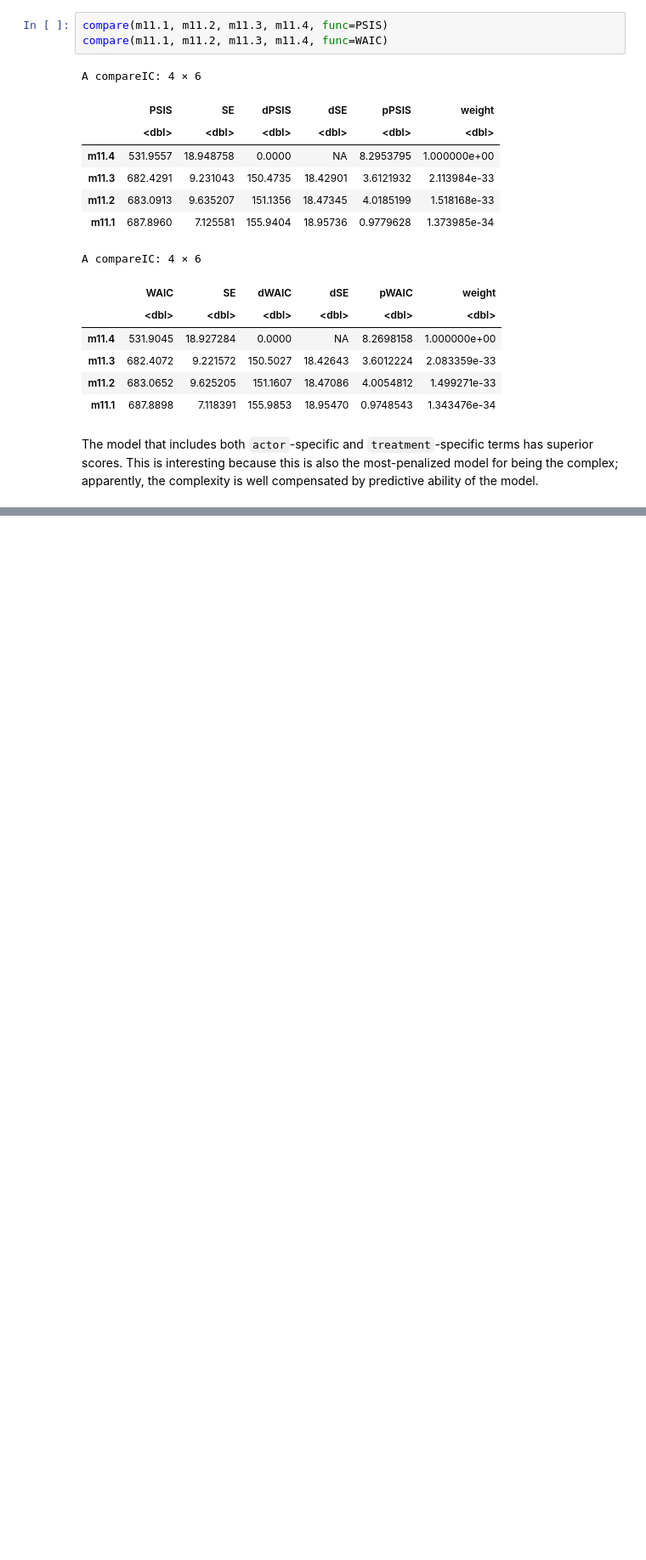
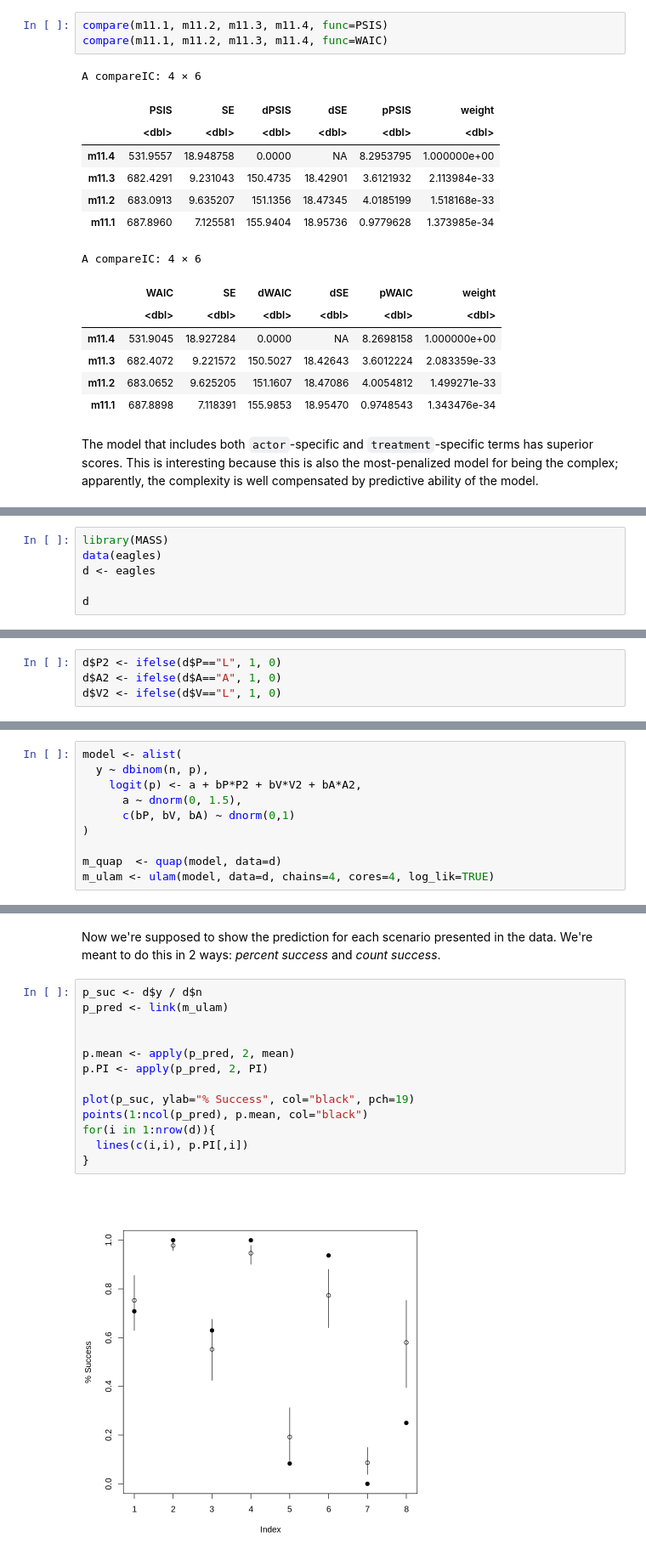
Before and after one commit to nicklausmillican/StatisticalRethinkingIISolutions, a Jupyter notebook: StatisticalRethinkingSolutions2_Ch11.ipynb, the cells around one changed output, grey strips where cells are left out. Shown: that part at 85% size. Cells and saved outputs as stored; diff of their text form; blank space fills up the shorter version.

```diff
--- a/StatisticalRethinkingSolutions2_Ch11.ipynb
+++ b/StatisticalRethinkingSolutions2_Ch11.ipynb
@@ -798,0 +818,6 @@ The model that includes both `actor`-specific and `treatment`-specific terms has
+# %%
+library(MASS)
+data(eagles)
+d <- eagles
+
+d
@@ -798,0 +838,4 @@ The model that includes both `actor`-specific and `treatment`-specific terms has
+# %%
+d$P2 <- ifelse(d$P=="L", 1, 0)
+d$A2 <- ifelse(d$A=="A", 1, 0)
+d$V2 <- ifelse(d$V=="L", 1, 0)
@@ -798,0 +845,10 @@ The model that includes both `actor`-specific and `treatment`-specific terms has
+# %%
+model <- alist(
+  y ~ dbinom(n, p),
+    logit(p) <- a + bP*P2 + bV*V2 + bA*A2,
+      a ~ dnorm(0, 1.5),
+      c(bP, bV, bA) ~ dnorm(0,1)
+)
+
+m_quap  <- quap(model, data=d)
+m_ulam <- ulam(model, data=d, chains=4, cores=4, log_lik=TRUE)
@@ -798,0 +917,17 @@ The model that includes both `actor`-specific and `treatment`-specific terms has
+# %% [markdown]
+Now we're supposed to show the prediction for each scenario presented in the data.  We're meant to do this in 2 ways: *percent success* and *count success*.
+# %%
+p_suc <- d$y / d$n
+p_pred <- link(m_ulam)
+
+
+p.mean <- apply(p_pred, 2, mean)
+p.PI <- apply(p_pred, 2, PI)
+
+plot(p_suc, ylab="% Success", col="black", pch=19)
+points(1:ncol(p_pred), p.mean, col="black")
+for(i in 1:nrow(d)){
+  lines(c(i,i), p.PI[,i])
+}
+# %% [output]
+[figure, added]
```
Also changed, not shown: parts of 18 cells of this notebook.
